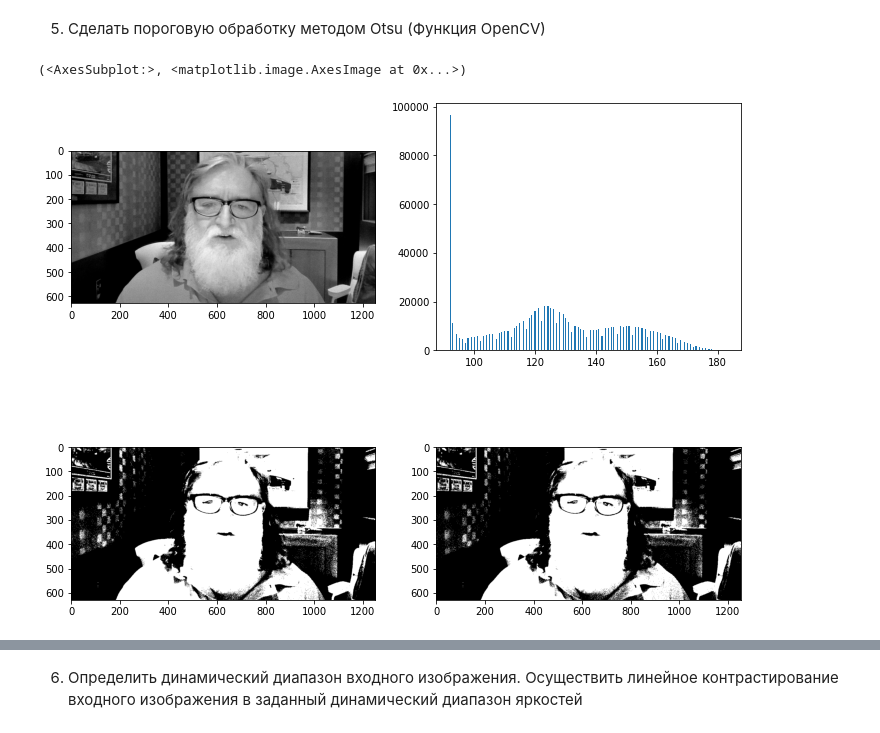
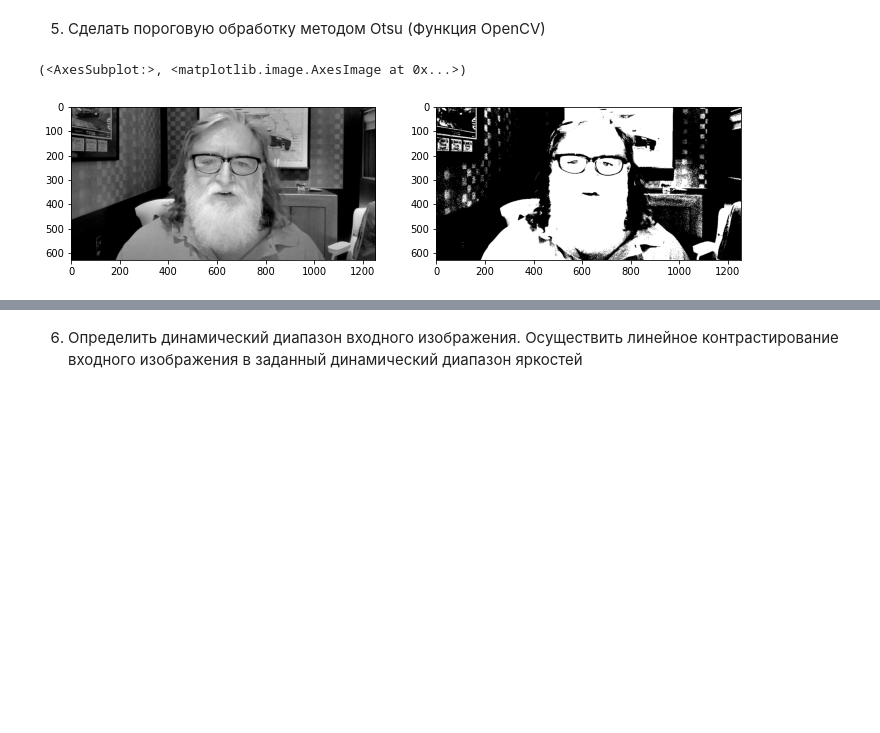
Before and after one commit to Liptee/Image-processing, a Jupyter notebook: LAB1/img_processing.ipynb, the cells around one changed output, grey strips where cells are left out. Saved outputs shown, nothing was run; the diff lists cells and outputs as text; code cells hidden in the pictures; blank space fills up the shorter version.

```diff
--- a/LAB1/img_processing.ipynb
+++ b/LAB1/img_processing.ipynb
@@ -110,14 +88,11 @@ def otsu(hist):
 # %%
 ret, th1 = cv2.threshold(gray, 0, 255, cv2.THRESH_BINARY+cv2.THRESH_OTSU)
-th2 = binary(gray, otsu(hist), draw=False)
 plt.figure(figsize=(12,10))
 plt.subplot(221),plt.imshow(gray,'gray')
-plt.subplot (222), plt.hist (gray.ravel (), 256)
-plt.subplot(223),plt.imshow(th1,'gray')
-plt.subplot(224),plt.imshow(th2,'gray')
+plt.subplot(222),plt.imshow(th1,'gray')
 # %% [output]
 (<AxesSubplot:>, <matplotlib.image.AxesImage at 0x...>)
-[figure, old version]
+[figure, new version]
 # %%
 print("Гисторграмма OpenCV реализации метода Otsu")
 make_hist(th1, draw=True, rtrn=False)
```
Also changed, not shown: parts of 9 cells of this notebook, 2 other files.
